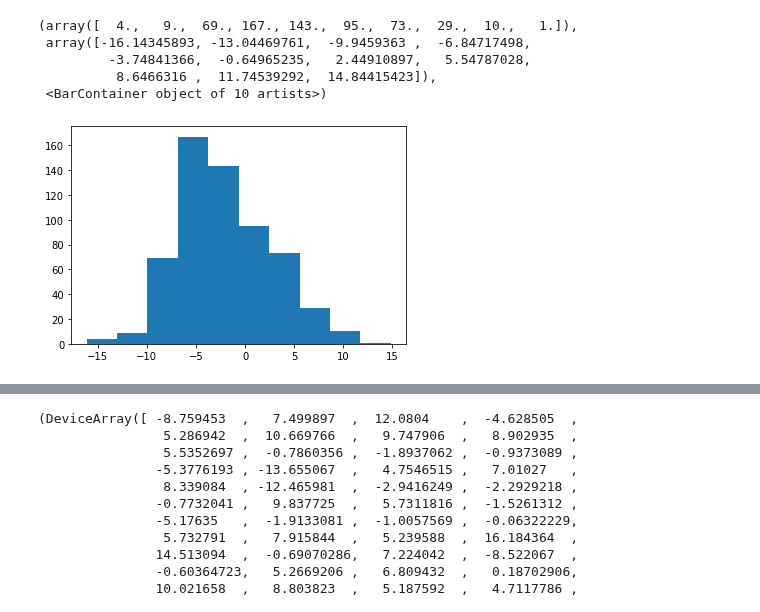
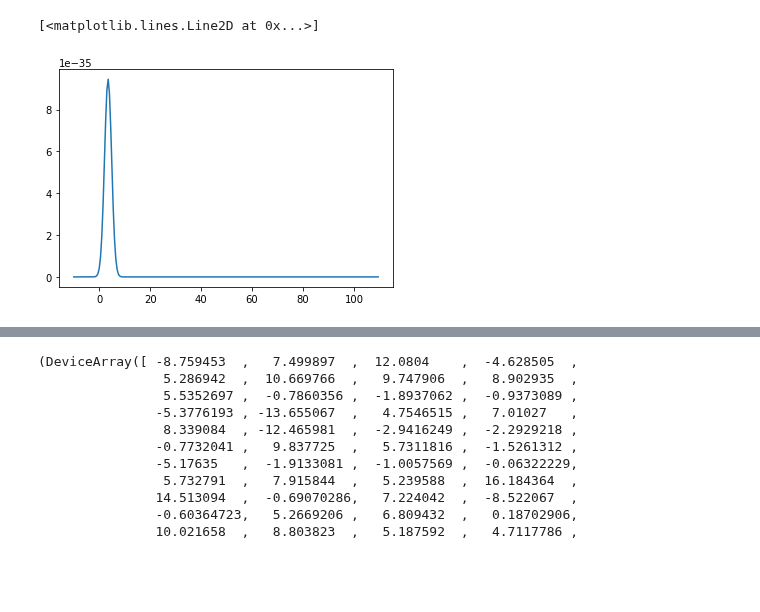
Before and after one commit to ajipalar/pynet, a Jupyter notebook: devel/ais.ipynb, the cells around one changed output, grey strips where cells are left out. Cells and saved outputs as stored; diff of their text form; code cells hidden in the pictures; blank space fills up the shorter version.

```diff
--- a/devel/ais.ipynb
+++ b/devel/ais.ipynb
@@ -26,2 +82,5 @@ samples, weights = ais.ais_example()
 # %%
-plt.hist(weights)
+
+f_n = jax.scipy.stats.norm.pdf
+p_f0 = partial(ais.f_0, mu=mu_notebook, sig=sig_notebook)
+p_fj = partial(ais.f_j, f_0=p_f0, f_n=f_n)
@@ -34,0 +92,11 @@ plt.hist(weights)
+# %%
+#x = np.arange(mu_notebook - 4*sig_notebook, sig_notebook * 4 + mu_notebook, 1/4 * sig_notebook)
+xmin = -10
+xmax=mu_notebook + 4*sig_notebook
+x = np.arange(xmin, xmax, 0.5)
+plt.plot(x, p_f0(x))
+plt.plot(x, f_n(x))
+for i in np.arange(0, 1, 0.1):
+    plt.plot(x, p_fj(x, i))
+
+plt.show()
@@ -35,9 +105,5 @@ plt.hist(weights)
 # %%
-plt.hist(samples)
+plt.plot(x, p_fj(x, 0.5))
 # %% [output]
-(array([  4.,   9.,  69., 167., 143.,  95.,  73.,  29.,  10.,   1.]),
- array([-16.14345893, -13.04469761,  -9.9459363 ,  -6.84717498,
-         -3.74841366,  -0.64965235,   2.44910897,   5.54787028,
-          8.6466316 ,  11.74539292,  14.84415423]),
- <BarContainer object of 10 artists>)
+[<matplotlib.lines.Line2D at 0x...>]
-[figure, old version]
+[figure, new version]
```
Also changed, not shown: parts of 20 cells of this notebook, 1 other file.
